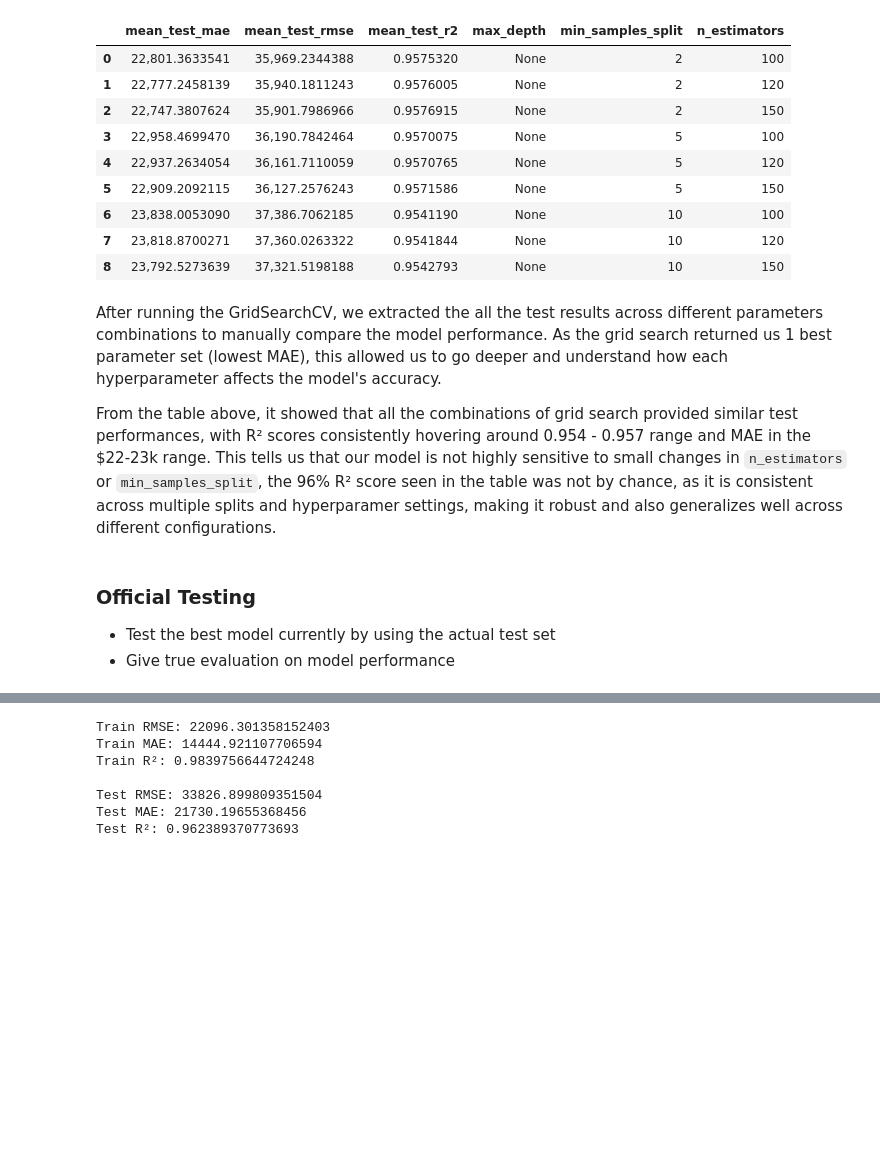
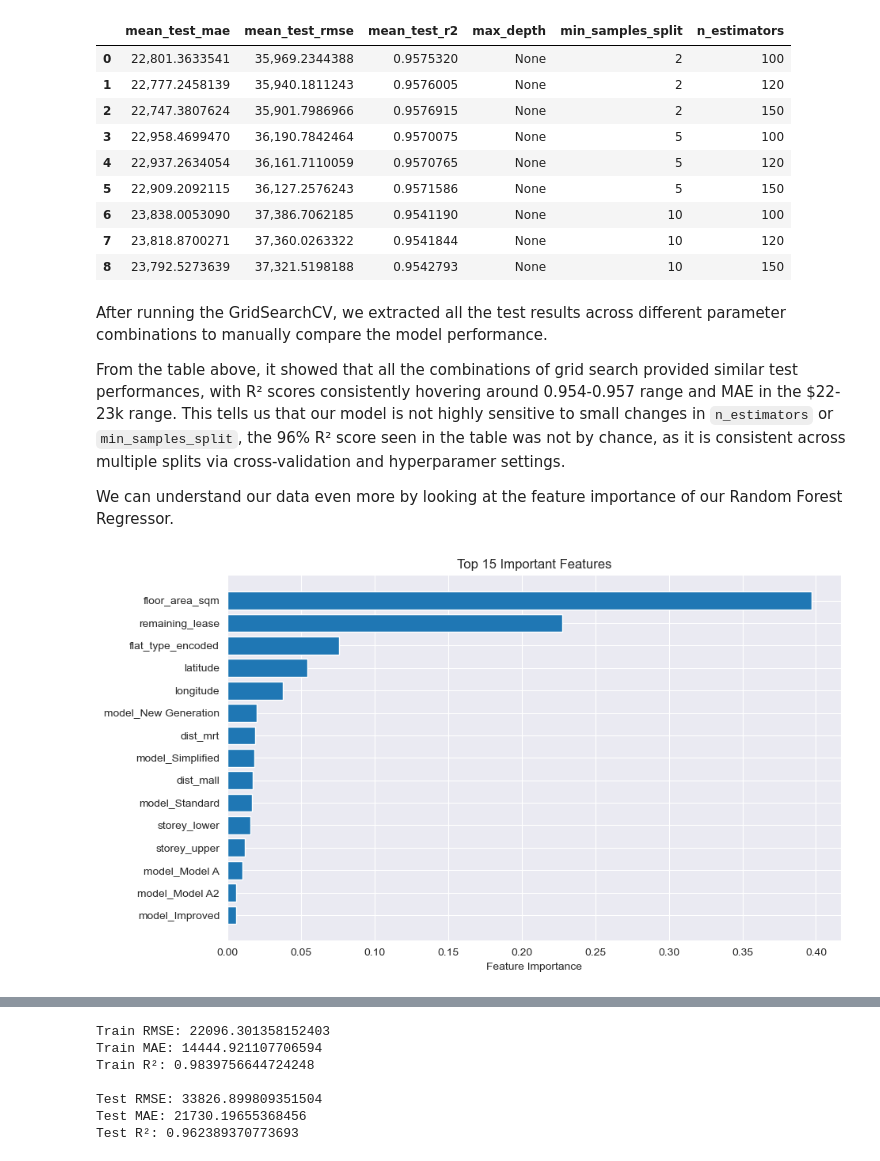
Before and after one commit to Tedyang2003/dsai-hdb-analysis, a Jupyter notebook: submission.ipynb, the cells around one changed output, grey strips where cells are left out. Cells and saved outputs as stored; diff of their text form; code cells hidden in the pictures; blank space fills up the shorter version.

```diff
--- a/submission.ipynb
+++ b/submission.ipynb
@@ -1192,11 +1199,23 @@ extracted_results
 | 7 | 23,818.8700271 | 37,360.0263322 | 0.9541844 | None | 10 | 120 |
 | 8 | 23,792.5273639 | 37,321.5198188 | 0.9542793 | None | 10 | 150 |
 # %% [markdown]
-After running the GridSearchCV, we extracted the all the test results across different parameters combinations to manually compare the model performance. As the grid search returned us 1 best parameter set (lowest MAE), this allowed us to go deeper and understand how each hyperparameter affects the model's accuracy.
+After running the GridSearchCV, we extracted all the test results across different parameter combinations to manually compare the model performance.
 
-From the table above, it showed that all the combinations of grid search provided similar test performances, with R² scores consistently hovering around 0.954 - 0.957 range and MAE in the $22-23k range. This tells us that our model is not highly sensitive to small changes in `n_estimators` or `min_samples_split`, the 96% R² score seen in the table was not by chance, as it is consistent across multiple splits and hyperparamer settings, making it robust and also generalizes well across different configurations.
+From the table above, it showed that all the combinations of grid search provided similar test performances, with R² scores consistently hovering around 0.954-0.957 range and MAE in the $22-23k range. This tells us that our model is not highly sensitive to small changes in `n_estimators` or `min_samples_split`, the 96% R² score seen in the table was not by chance, as it is consistent across multiple splits via cross-validation and hyperparamer settings.
+
+We can understand our data even more by looking at the feature importance of our Random Forest Regressor.
-# %% [markdown]
-### Official Testing
-
-- Test the best model currently by using the actual test set
-- Give true evaluation on model performance
+# %%
+importances = best_rf.feature_importances_
+feature_names = X_train.columns
+
+feat_df = pd.DataFrame({'Feature': feature_names, 'Importance': importances})
+feat_df = feat_df.sort_values(by='Importance', ascending=False).head(15)
+
+plt.figure(figsize=(10, 6))
+plt.barh(feat_df['Feature'], feat_df['Importance'])
+plt.xlabel("Feature Importance")
+plt.title("Top 15 Important Features")
+plt.gca().invert_yaxis()
+plt.show()
+# %% [output]
+[figure, added]
```
Also changed, not shown: parts of 18 cells of this notebook.
